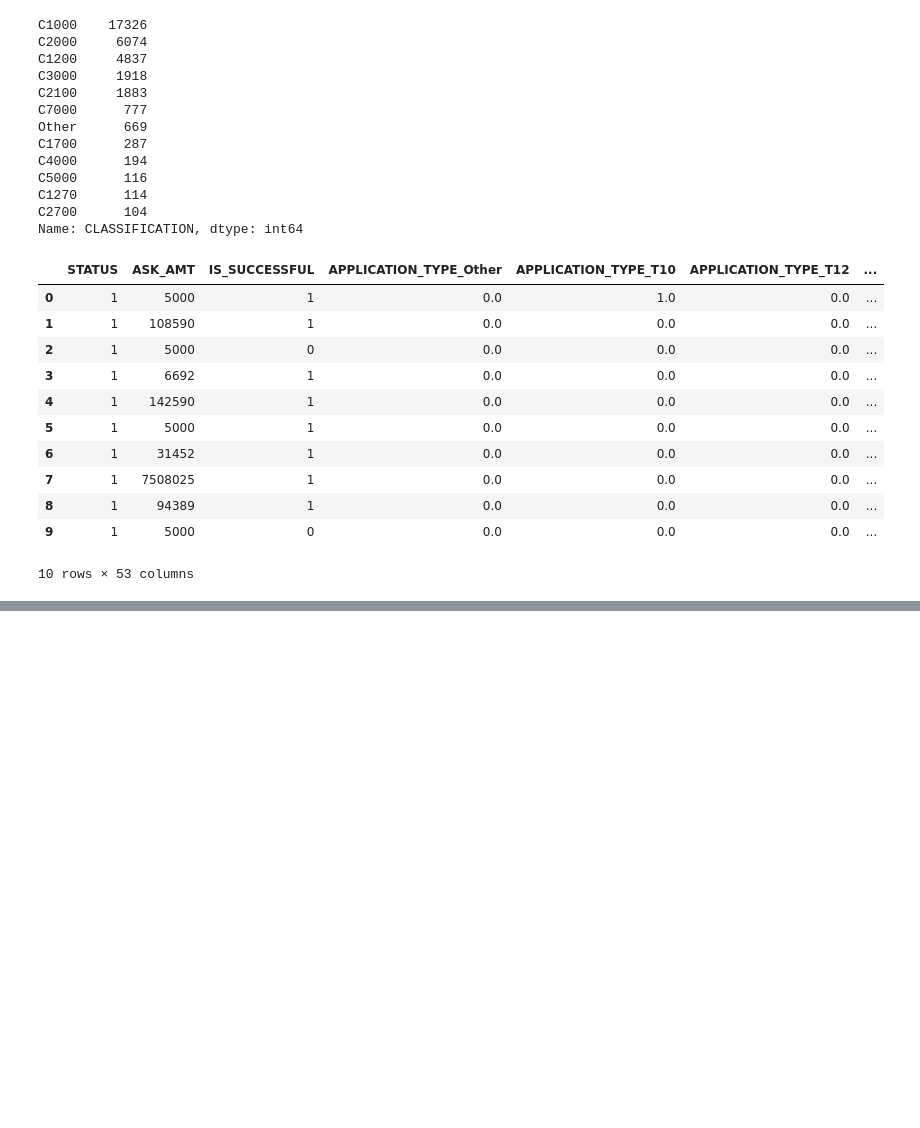
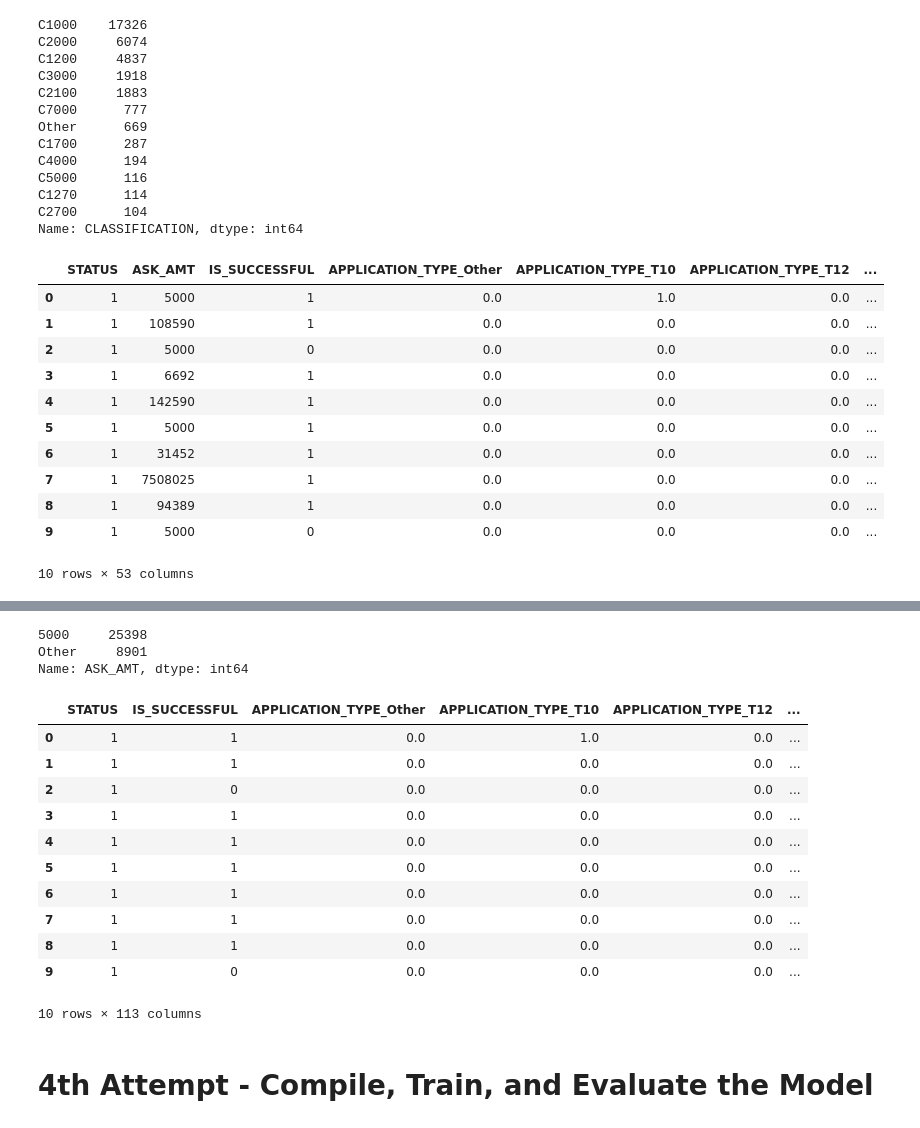
Before and after one commit to EdSpiezio-Runyon/UTSA_21_Deep-Learning-Challenge, a Jupyter notebook: deep-learning-challenge.ipynb, the cells around one changed output, grey strips where cells are left out. Cells and saved outputs as stored; diff of their text form; code cells hidden in the pictures; blank space fills up the shorter version.

```diff
--- a/deep-learning-challenge.ipynb
+++ b/deep-learning-challenge.ipynb
@@ -316,0 +960,4 @@ nn.save("Alphabet_Soup_Charity_Optimization.h5")
+# %%
+# Look at APPLICATION_TYPE value counts for binning
+counts_application_type_for_binning = application_df["APPLICATION_TYPE"].value_counts()
+counts_application_type_for_binning
@@ -316,0 +983,12 @@ nn.save("Alphabet_Soup_Charity_Optimization.h5")
+# %%
+# Choose a cutoff value and create a list of application types to be replaced
+# use the variable name `application_types_to_replace`
+application_types_to_replace = list(counts_application_type_for_binning[counts_application_type_for_binning<25].index)
+application_types_to_replace
+
+# Replace in dataframe
+for app in application_types_to_replace:
+    application_df['APPLICATION_TYPE'] = application_df['APPLICATION_TYPE'].replace(app,"Other")
+
+# Check to make sure binning was successful
+application_df['APPLICATION_TYPE'].value_counts()
@@ -316,0 +1009,4 @@ nn.save("Alphabet_Soup_Charity_Optimization.h5")
+# %%
+# Look at ASK_AMT value counts for binning
+counts_ask_amt_for_binning = application_df["ASK_AMT"].value_counts()
+counts_ask_amt_for_binning
@@ -316,0 +1042,33 @@ nn.save("Alphabet_Soup_Charity_Optimization.h5")
+# %%
+# Choose a cutoff value and create a list of classifications to be replaced
+# use the variable name 'ask_amt'_to_replace`
+ask_amt_to_replace = list(counts_ask_amt_for_binning[counts_ask_amt_for_binning<100].index)
+ask_amt_to_replace
+
+# Replace in dataframe
+for amt in ask_amt_to_replace:
+    application_df['ASK_AMT'] = application_df['ASK_AMT'].replace(amt,"Other")
+
+# Check to make sure binning was successful
+application_df['ASK_AMT'].value_counts()
+# %% [output]
+5000     25398
+Other     8901
+Name: ASK_AMT, dtype: int64
+# %%
+# Convert categorical data to numeric with `pd.get_dummies`
+application_df = pd.get_dummies(application_df,dtype=float)
+application_df.head(10)
+# %% [output]
+|  | STATUS | IS_SUCCESSFUL | APPLICATION_TYPE_Other | APPLICATION_TYPE_T10 | APPLICATION_TYPE_T12 | ... |
+| 0 | 1 | 1 | 0.0 | 1.0 | 0.0 | ... |
+| 1 | 1 | 1 | 0.0 | 0.0 | 0.0 | ... |
+| 2 | 1 | 0 | 0.0 | 0.0 | 0.0 | ... |
+| 3 | 1 | 1 | 0.0 | 0.0 | 0.0 | ... |
+| 4 | 1 | 1 | 0.0 | 0.0 | 0.0 | ... |
+| 5 | 1 | 1 | 0.0 | 0.0 | 0.0 | ... |
+| 6 | 1 | 1 | 0.0 | 0.0 | 0.0 | ... |
+| 7 | 1 | 1 | 0.0 | 0.0 | 0.0 | ... |
+| 8 | 1 | 1 | 0.0 | 0.0 | 0.0 | ... |
+| 9 | 1 | 0 | 0.0 | 0.0 | 0.0 | ... |
+10 rows × 113 columns
@@ -316,0 +1092,2 @@ nn.save("Alphabet_Soup_Charity_Optimization.h5")
+# %% [markdown]
+# <b>4th Attempt - Compile, Train, and Evaluate the Model</b>
```
Also changed, not shown: parts of 113 cells of this notebook, 10 other files.
